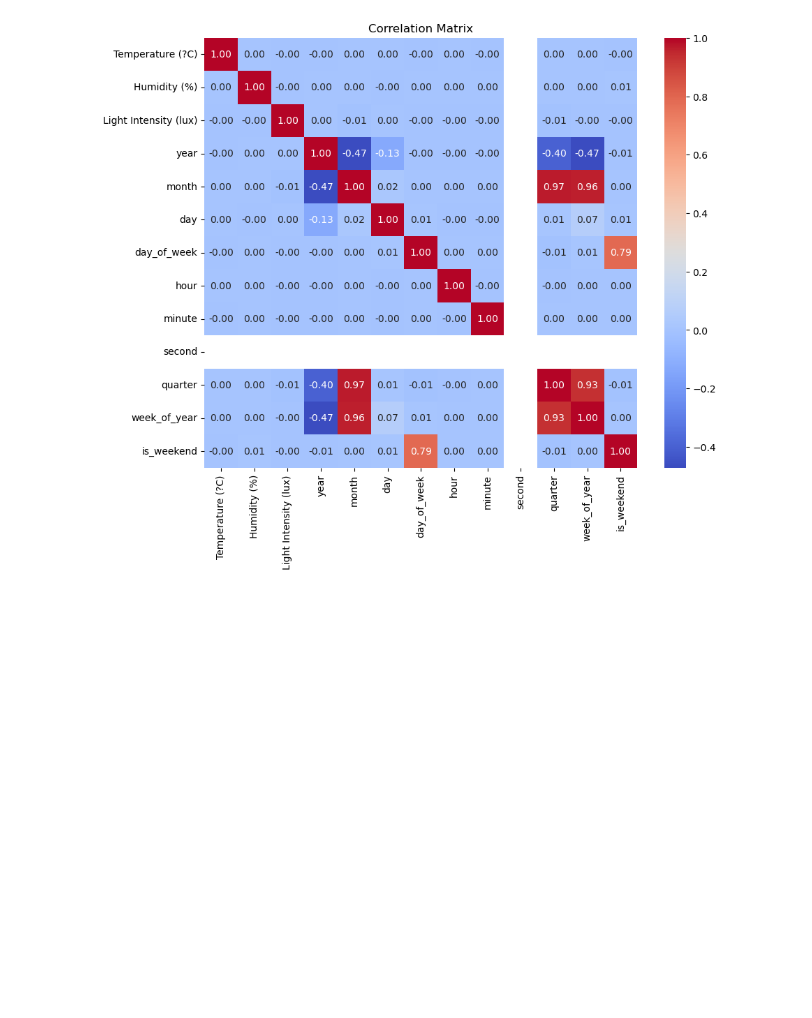
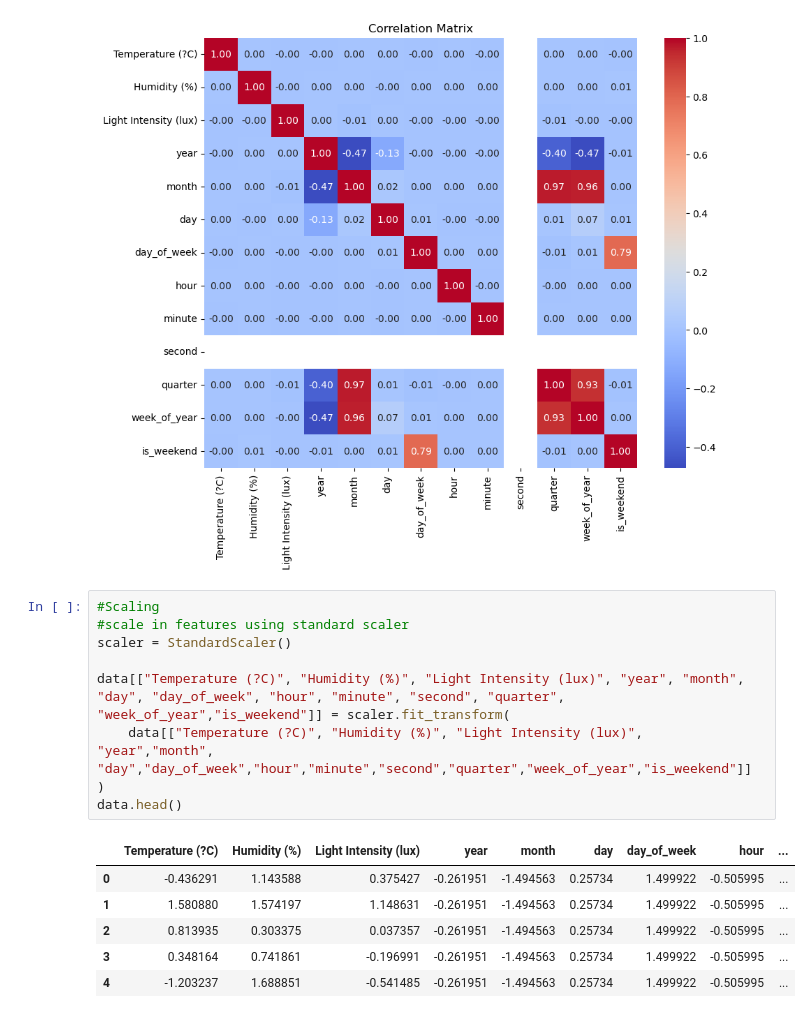
Before and after one commit to A-Emilia/SEP4-3x-MAL, a Jupyter notebook: Data_preprocessing.ipynb, the cells around one changed output. Drawn from its saved outputs; the diff is of its cells as text; blank space fills up the shorter version.

```diff
--- a/Data_preprocessing.ipynb
+++ b/Data_preprocessing.ipynb
@@ -194,3 +204,19 @@ plt.title("Correlation Matrix")
 plt.show()
 # %% [output]
 [figure]
+# %%
+#Scaling
+#scale in features using standard scaler
+scaler = StandardScaler()
+
+data[["Temperature (?C)", "Humidity (%)", "Light Intensity (lux)", "year", "month", "day", "day_of_week", "hour", "minute", "second", "quarter", "week_of_year","is_weekend"]] = scaler.fit_transform(
+    data[["Temperature (?C)", "Humidity (%)", "Light Intensity (lux)", "year","month", "day","day_of_week","hour","minute","second","quarter","week_of_year","is_weekend"]]
+)
+data.head()
+# %% [output]
+|  | Temperature (?C) | Humidity (%) | Light Intensity (lux) | year | month | day | day_of_week | hour | ... |
+| 0 | -0.436291 | 1.143588 | 0.375427 | -0.261951 | -1.494563 | 0.25734 | 1.499922 | -0.505995 | ... |
+| 1 | 1.580880 | 1.574197 | 1.148631 | -0.261951 | -1.494563 | 0.25734 | 1.499922 | -0.505995 | ... |
+| 2 | 0.813935 | 0.303375 | 0.037357 | -0.261951 | -1.494563 | 0.25734 | 1.499922 | -0.505995 | ... |
+| 3 | 0.348164 | 0.741861 | -0.196991 | -0.261951 | -1.494563 | 0.25734 | 1.499922 | -0.505995 | ... |
+| 4 | -1.203237 | 1.688851 | -0.541485 | -0.261951 | -1.494563 | 0.25734 | 1.499922 | -0.505995 | ... |
```
Also changed, not shown: parts of 6 cells of this notebook.
